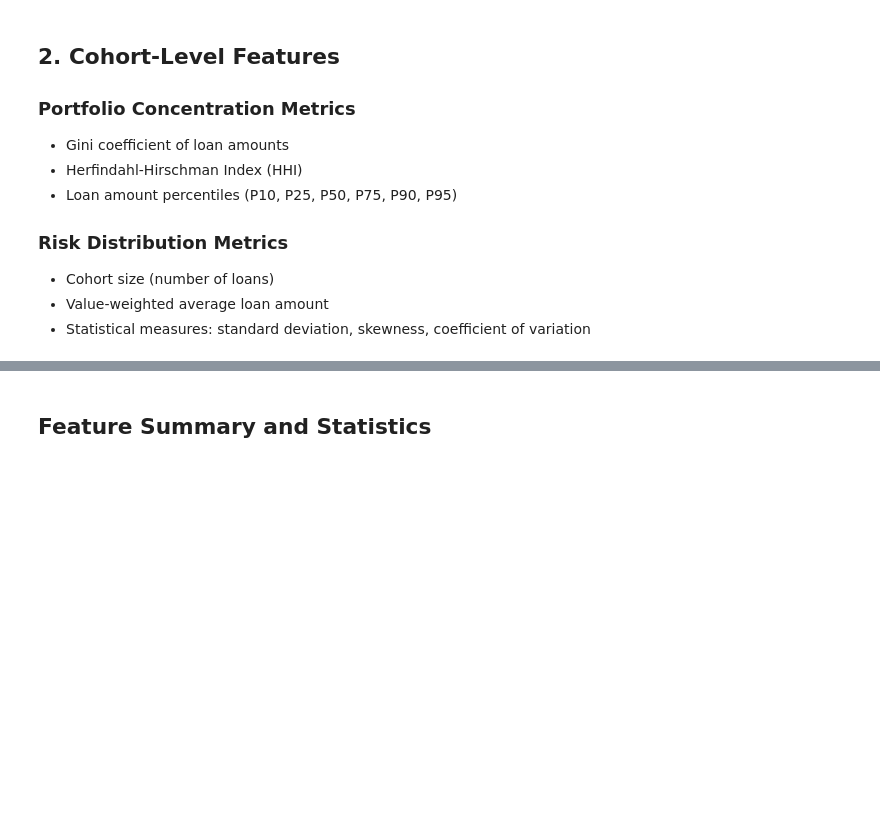
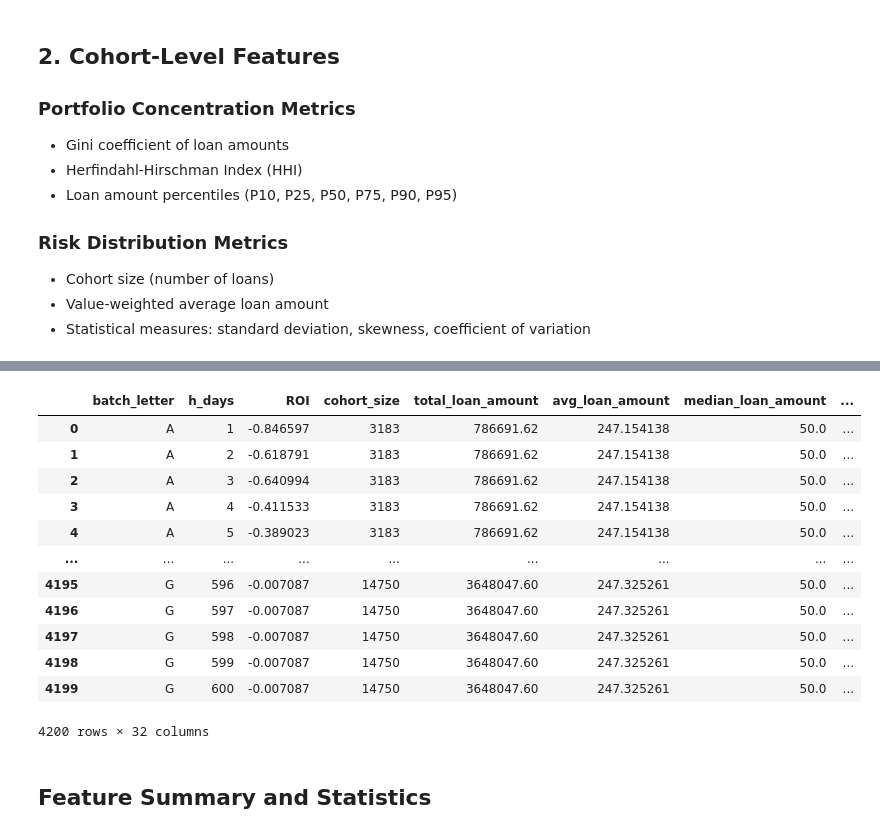
Before and after one commit to jquentino/cohort-profitability-case, a Jupyter notebook: notebooks/2-feature-engineering.ipynb, the cells around one changed output, grey strips where cells are left out. Saved outputs shown, nothing was run; the diff lists cells and outputs as text; code cells hidden in the pictures; blank space fills up the shorter version.

```diff
--- a/notebooks/2-feature-engineering.ipynb
+++ b/notebooks/2-feature-engineering.ipynb
@@ -256,3 +266,31 @@ Cohort-level features:
+# %%
+import pandas as pd
+import sqlite3
+
+with sqlite3.connect(DATABASE_PATH) as conn:
+    roi_df = pd.read_sql("SELECT * FROM roi_curves", conn)
+# %%
+roi_features = roi_df[
+    (1 <= roi_df["h_days"]) & (roi_df["h_days"] <= TIME_HORIZON_DAYS)
+][["batch_letter", "h_days", "ROI"]]  # ROI until decision time
+cohort_features_with_labels = roi_features.merge(
+    cohort_features_df, on=["batch_letter"], how="left"
+)
+cohort_features_with_labels
+# %% [output]
+|  | batch_letter | h_days | ROI | cohort_size | total_loan_amount | avg_loan_amount | median_loan_amount | ... |
+| 0 | A | 1 | -0.846597 | 3183 | 786691.62 | 247.154138 | 50.0 | ... |
+| 1 | A | 2 | -0.618791 | 3183 | 786691.62 | 247.154138 | 50.0 | ... |
+| 2 | A | 3 | -0.640994 | 3183 | 786691.62 | 247.154138 | 50.0 | ... |
+| 3 | A | 4 | -0.411533 | 3183 | 786691.62 | 247.154138 | 50.0 | ... |
+| 4 | A | 5 | -0.389023 | 3183 | 786691.62 | 247.154138 | 50.0 | ... |
+| ... | ... | ... | ... | ... | ... | ... | ... | ... |
+| 4195 | G | 596 | -0.007087 | 14750 | 3648047.60 | 247.325261 | 50.0 | ... |
+| 4196 | G | 597 | -0.007087 | 14750 | 3648047.60 | 247.325261 | 50.0 | ... |
+| 4197 | G | 598 | -0.007087 | 14750 | 3648047.60 | 247.325261 | 50.0 | ... |
+| 4198 | G | 599 | -0.007087 | 14750 | 3648047.60 | 247.325261 | 50.0 | ... |
+| 4199 | G | 600 | -0.007087 | 14750 | 3648047.60 | 247.325261 | 50.0 | ... |
+4200 rows × 32 columns
 # %% [markdown]
 ## Feature Summary and Statistics
 # %%
```
Also changed, not shown: parts of 11 cells of this notebook, 12 other files.
